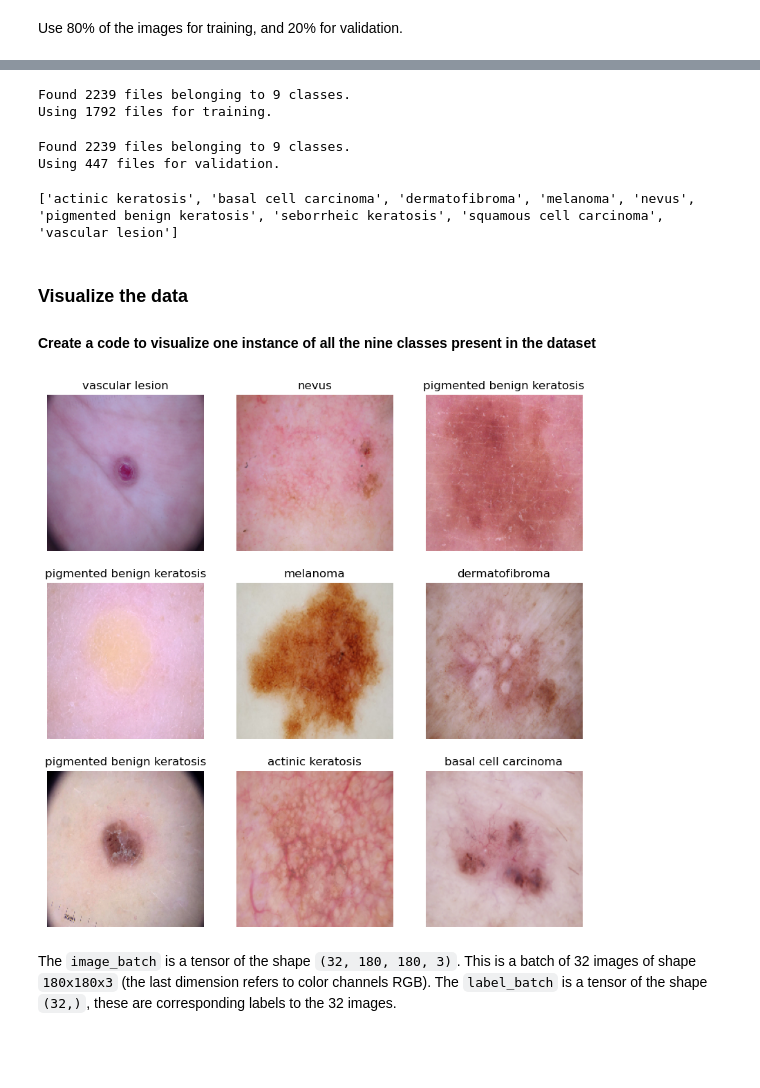
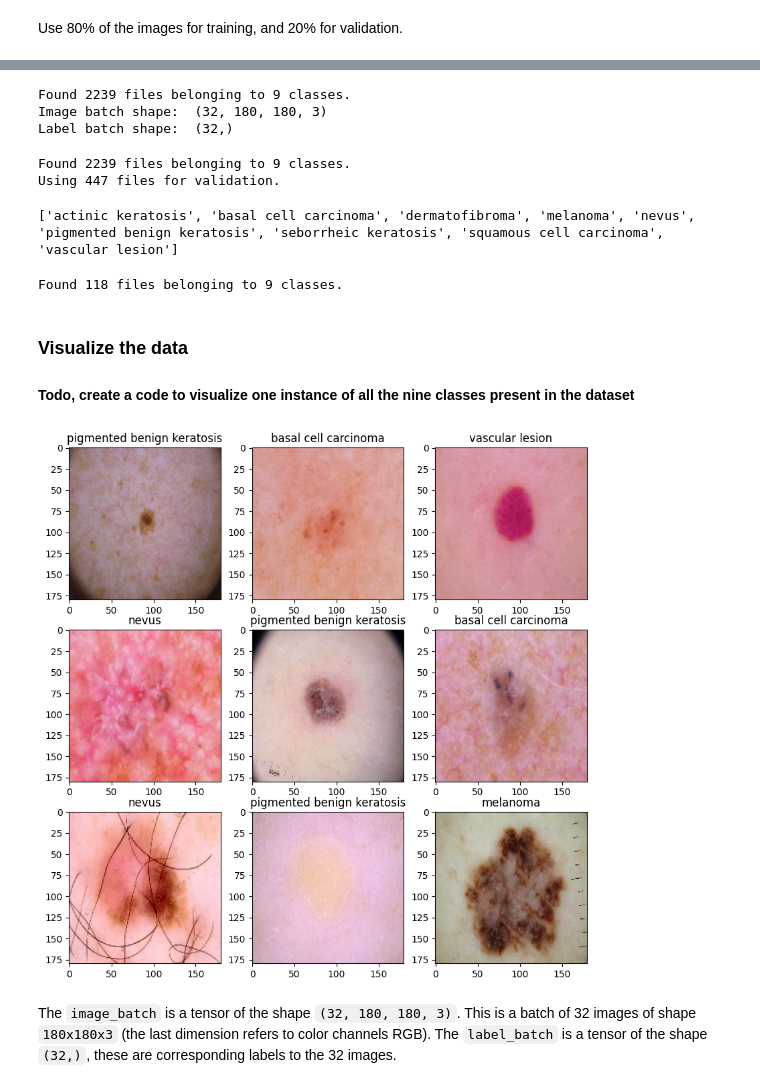
Before and after one commit to aniltiwari-tech/Melanoma-Detection-Assignment, a Jupyter notebook: Anil_Tiwari_nn.ipynb, the cells around one changed output, grey strips where cells are left out. Drawn from its saved outputs; the diff is of its cells as text; code cells hidden in the pictures; blank space fills up the shorter version.

```diff
--- a/Anil_Tiwari_nn.ipynb
+++ b/Anil_Tiwari_nn.ipynb
@@ -59,33 +74,37 @@ Use 80% of the images for training, and 20% for validation.
+# %%
+## Write your train dataset here
+## Note use seed=123 while creating your dataset using tf.keras.preprocessing.image_dataset_from_directory
+## Note, make sure your resize your images to the size img_height*img_width, while writting the dataset
+train_ds = tf.keras.utils.image_dataset_from_directory(
+    data_dir_train,
+    seed=123,  # Setting the seed for reproducibility
+    image_size=(img_height, img_width),  # Resizing images to the specified height and width
+    batch_size=batch_size  # Using the defined batch size
+)
+
+# Verifying the structure of the dataset
+for image_batch, labels_batch in train_ds.take(1):
+    print("Image batch shape: ", image_batch.shape)
+    print("Label batch shape: ", labels_batch.shape)
+# %% [output]
+Found 2239 files belonging to 9 classes.
+Image batch shape:  (32, 180, 180, 3)
+Label batch shape:  (32,)
 # %%
-## Write your train dataset here
+## Write your validation dataset here
 ## Note use seed=123 while creating your dataset using tf.keras.preprocessing.image_dataset_from_directory
 ## Note, make sure your resize your images to the size img_height*img_width, while writting the dataset
-
-train_ds = tf.keras.preprocessing.image_dataset_from_directory(
+val_ds = tf.keras.preprocessing.image_dataset_from_directory(
     data_dir_train,
-    seed=123,
     validation_split = 0.2,
-    subset='training',
-    image_size=(img_height, img_width),
-    batch_size=batch_size)
+    subset = "validation",
+    seed = 123,
+    image_size = (img_height, img_width),
+    batch_size = batch_size
+  )
 # %% [output]
 Found 2239 files belonging to 9 classes.
-Using 1792 files for training.
+Using 447 files for validation.
-# %%
-## Write your validation dataset here
-## Note use seed=123 while creating your dataset using tf.keras.preprocessing.image_dataset_from_directory
-## Note, make sure your resize your images to the size img_height*img_width, while writting the dataset
-
-val_ds = tf.keras.preprocessing.image_dataset_from_directory(
-    data_dir_train,
-    seed=123,
-    validation_split = 0.2,
-    subset='validation',
-    image_size=(img_height, img_width),
-    batch_size=batch_size)
-# %% [output]
-Found 2239 files belonging to 9 classes.
-Using 447 files for validation.
 # %%
 # List out all the classes of skin cancer and store them in a list.
 # You can find the class names in the class_names attribute on these datasets.
@@ -95,23 +113,32 @@ class_names = train_ds.class_names
 print(class_names)
 # %% [output]
 ['actinic keratosis', 'basal cell carcinoma', 'dermatofibroma', 'melanoma', 'nevus', 'pigmented benign keratosis', 'seborrheic keratosis', 'squamous cell carcinoma', 'vascular lesion']
+# %%
+
+# Define the test_ds from data_dir_test
+
+test_ds = tf.keras.preprocessing.image_dataset_from_directory(
+    data_dir_test,
+    image_size = (img_height, img_width),
+    batch_size = batch_size
+  )
+# %% [output]
+Found 118 files belonging to 9 classes.
 # %% [markdown]
 ### Visualize the data
-#### Create a code to visualize one instance of all the nine classes present in the dataset
+#### Todo, create a code to visualize one instance of all the nine classes present in the dataset
 # %%
 import matplotlib.pyplot as plt
 
-### your code goes here, you can use training or validation data to visualize
-
 plt.figure(figsize=(10, 10))
 for images, labels in train_ds.take(1):
-    for i in range(9):
-        ax = plt.subplot(3, 3, i + 1)
-        plt.imshow(images[i].numpy().astype("uint8"))
-        plt.title(class_names[labels[i]])
-        plt.axis("off")
+  for i in range(9):
+    ax = plt.subplot(3, 3, i + 1)
+    plt.imshow(images[i].numpy().astype("uint8"))
+    ax.set_title(class_names[labels[i]])
+plt.show()
 # %% [output]
-[figure, old version]
+[figure, new version]
 # %% [markdown]
 The `image_batch` is a tensor of the shape `(32, 180, 180, 3)`. This is a batch of 32 images of shape `180x180x3` (the last dimension refers to color channels RGB). The `label_batch` is a tensor of the shape `(32,)`, these are corresponding labels to the 32 images.
 # %% [markdown]
```
Also changed, not shown: parts of 94 cells of this notebook, 1 other file.
